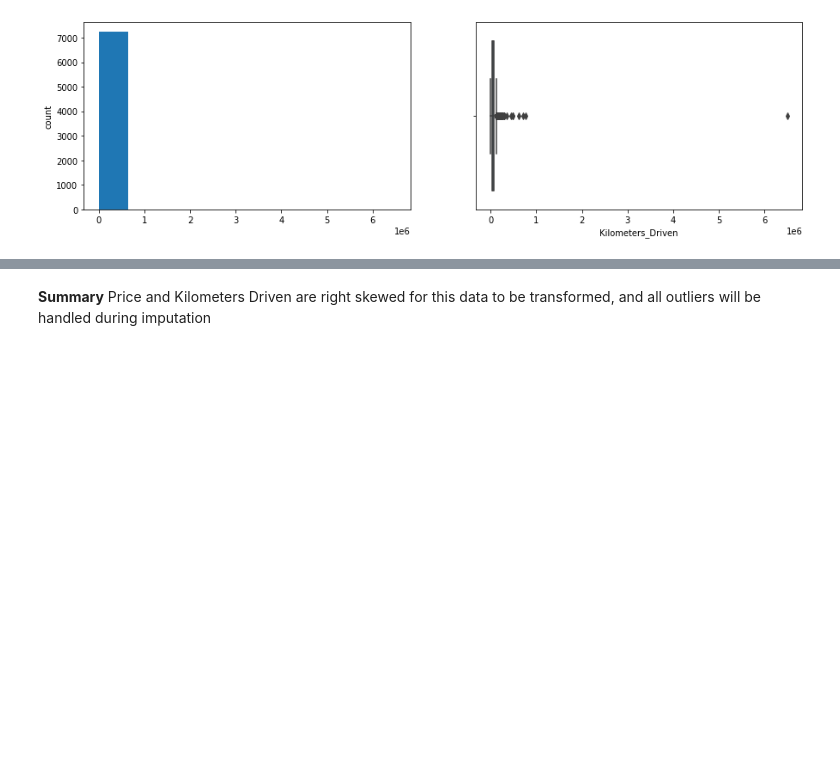
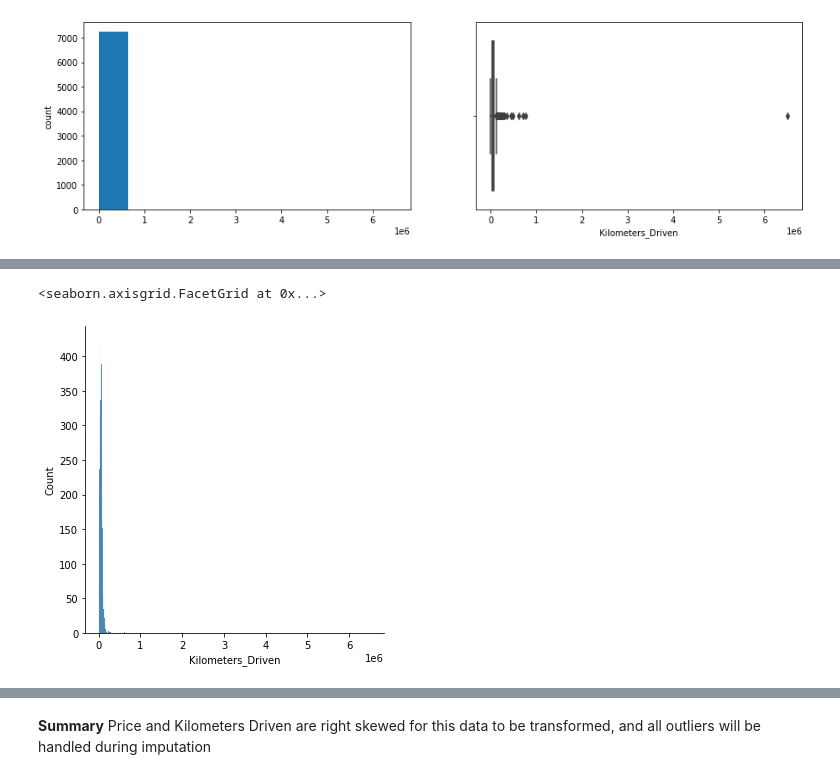
Before and after one commit to reneSalmon/Exploratory_Data_Analysis, a Jupyter notebook: EDA_Data_Analysis_Process.ipynb, the cells around one changed output, grey strips where cells are left out. Saved outputs shown, nothing was run; the diff lists cells and outputs as text; code cells hidden in the pictures; blank space fills up the shorter version.

```diff
--- a/EDA_Data_Analysis_Process.ipynb
+++ b/EDA_Data_Analysis_Process.ipynb
@@ -939,0 +982,5 @@ ax.yaxis.set_major_formatter(y_formatter)
+# %%
+sns.displot(data.Kilometers_Driven)
+# %% [output]
+<seaborn.axisgrid.FacetGrid at 0x...>
+[figure, added]
```
Also changed, not shown: parts of 25 cells of this notebook.
